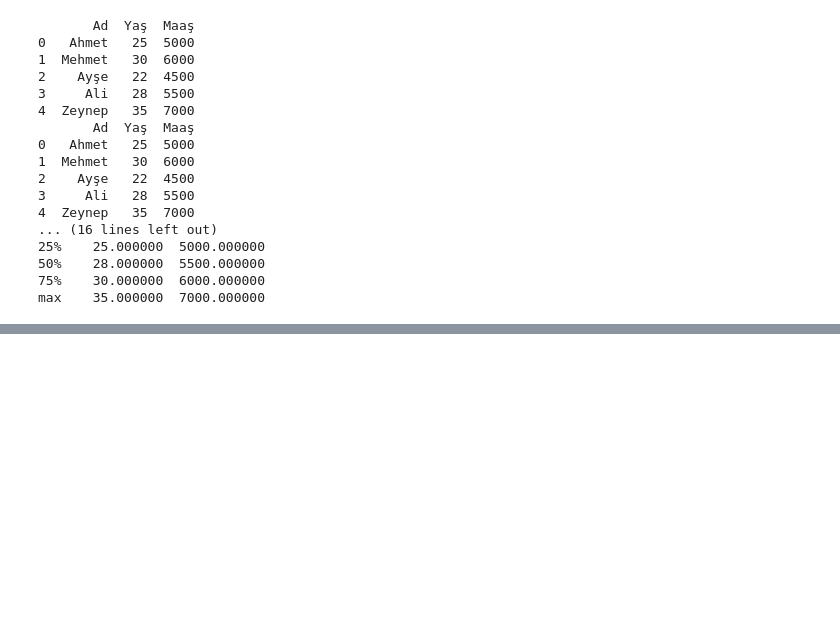
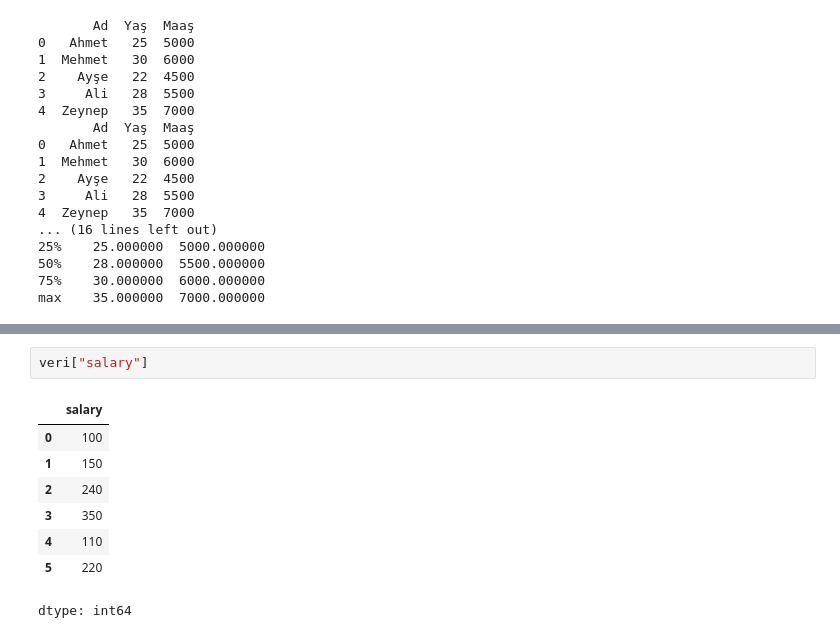
Before and after one commit to ayzezzz/Pupilica-AI-Bootcamp-Notes, a Jupyter notebook: pandas_operations.ipynb, the cells around one changed output, grey strips where cells are left out. Cells and saved outputs as stored; diff of their text form; blank space fills up the shorter version.

```diff
--- a/pandas_operations.ipynb
+++ b/pandas_operations.ipynb
@@ -182,0 +212,11 @@ max    35.000000  7000.000000
+# %%
+veri["salary"]
+# %% [output]
+|  | salary |
+| 0 | 100 |
+| 1 | 150 |
+| 2 | 240 |
+| 3 | 350 |
+| 4 | 110 |
+| 5 | 220 |
+dtype: int64
```
Also changed, not shown: parts of 10 cells of this notebook, 1 other file.
